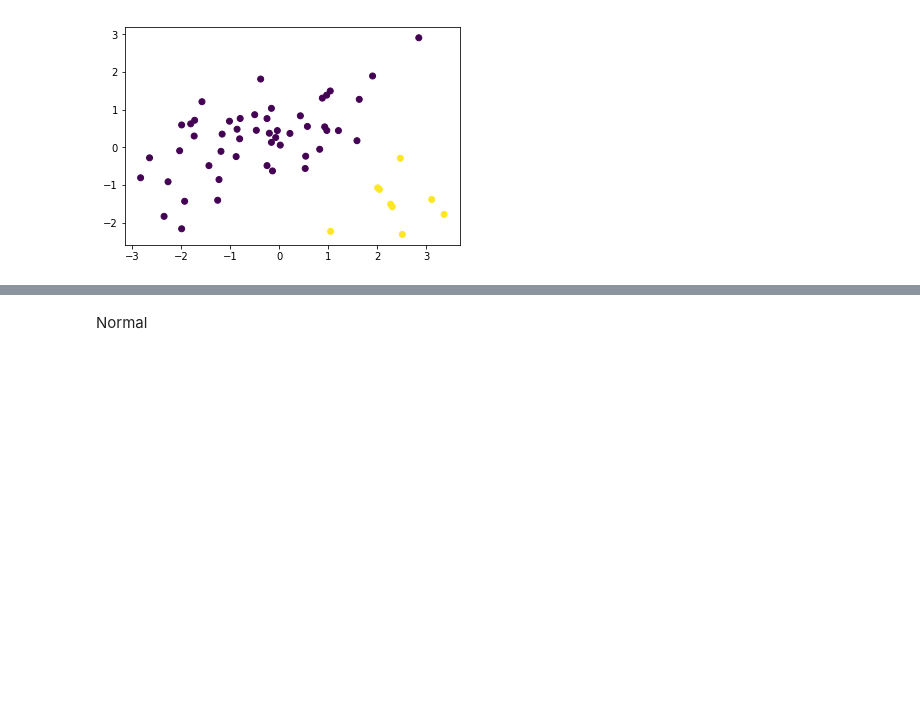
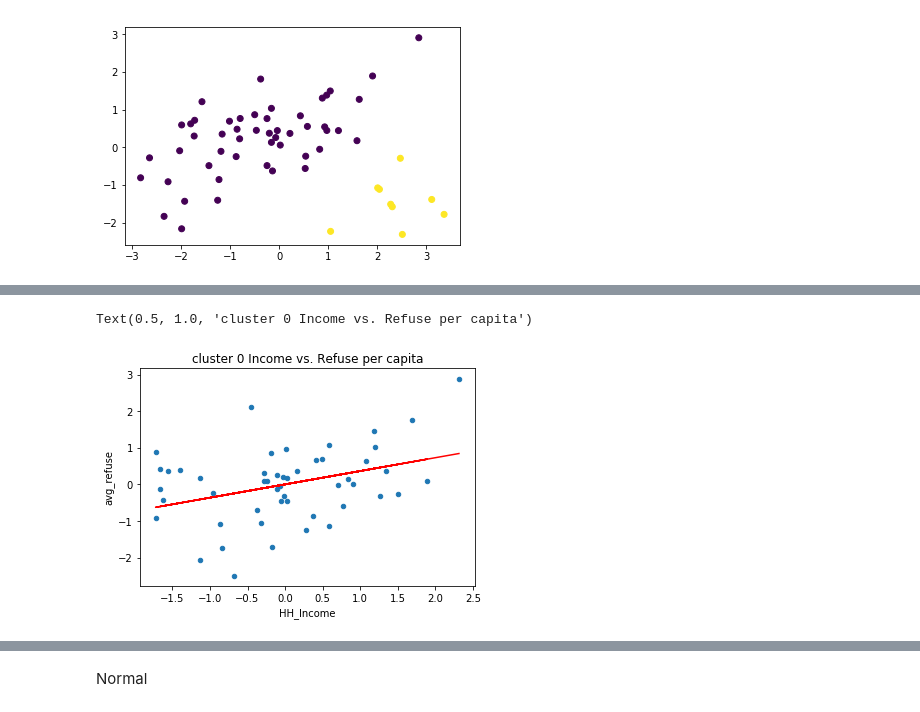
Before and after one commit to Fyfy1996/NYC_circular_econ, a Jupyter notebook: demographic_waste_cluster.ipynb, the cells around one changed output, grey strips where cells are left out. Cells and saved outputs as stored; diff of their text form; code cells hidden in the pictures; blank space fills up the shorter version.

```diff
--- a/demographic_waste_cluster.ipynb
+++ b/demographic_waste_cluster.ipynb
@@ -326,0 +353,21 @@ plt.show()
+# %%
+x = cluster_0.values #returns a numpy array
+scaler = StandardScaler()
+x_scaled = scaler.fit_transform(x)
+cluster_0_st = pd.DataFrame(x_scaled)
+cluster_0_st.columns = ['Population', 'HH_Income', 'avg_refuse', 'avg_paper', 'avg_mix',
+       'cluster_label', 'avg_recyclable']
+
+lm_refuse0 = smf.ols(formula='avg_refuse ~ + HH_Income' , data = cluster_0_st).fit()
+cluster_0_st['predicted_refuse'] = lm_refuse0.predict(cluster_0_st)
+
+lm_recy0 = smf.ols(formula='avg_recyclable ~ + HH_Income' , data = cluster_0_st).fit()
+cluster_0_st['predicted_recyclable'] = lm_recy0.predict(cluster_0_st)
+# %%
+fig, ax = plt.subplots() #get axis to plot on
+cluster_0_st.plot(ax=ax,kind='scatter',x='HH_Income',y='avg_refuse') #show the data
+ax.plot(cluster_0_st.HH_Income,cluster_0_st.predicted_refuse,'r-')
+plt.title("cluster 0 Income vs. Refuse per capita")
+# %% [output]
+Text(0.5, 1.0, 'cluster 0 Income vs. Refuse per capita')
+[figure, added]
```
Also changed, not shown: parts of 26 cells of this notebook.
